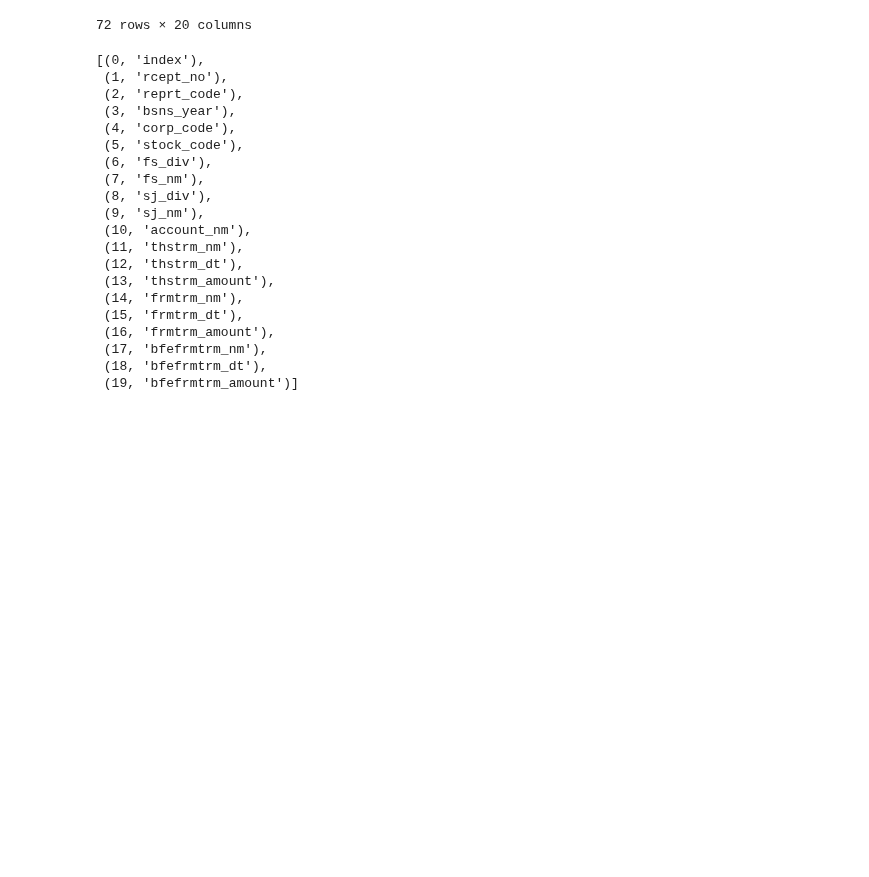
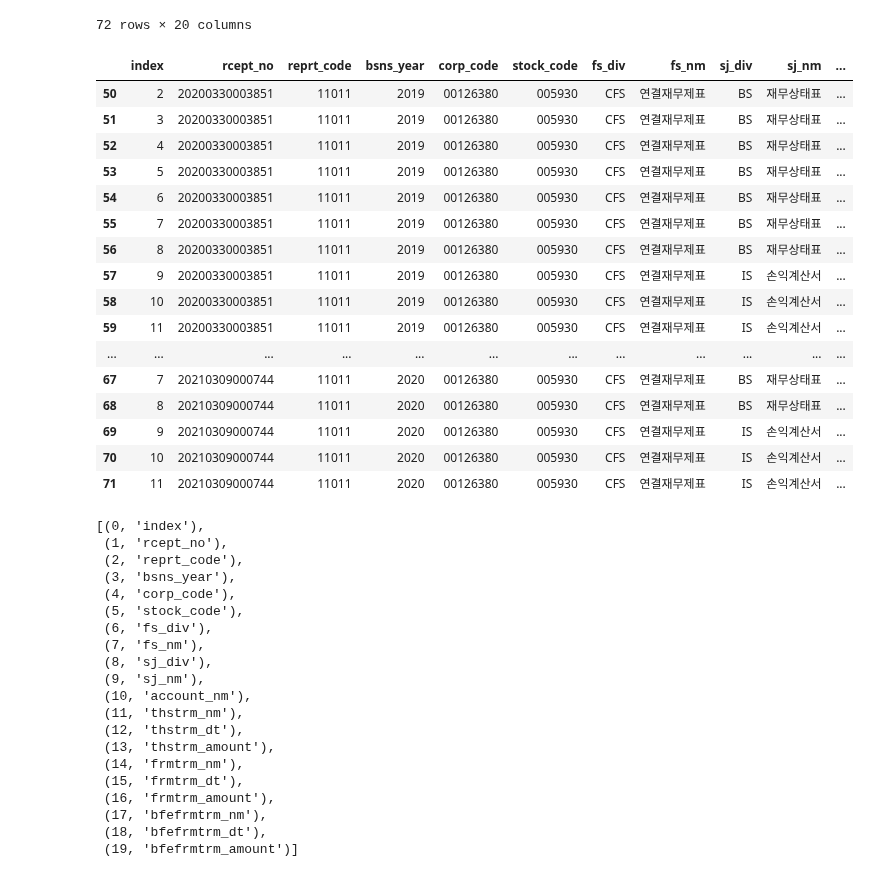
Before and after one commit to simonjisu/Text2SQL, a Jupyter notebook: Notebooks/SQLparser.ipynb, the cells around one changed output. Drawn from its saved outputs; the diff is of its cells as text; code cells hidden in the pictures; blank space fills up the shorter version.

```diff
--- a/Notebooks/SQLparser.ipynb
+++ b/Notebooks/SQLparser.ipynb
@@ -329,6 +376,26 @@ df_sample
 | 70 | 10 | 20210309000744 | 11011 | 2020 | 00126380 | 005930 | CFS | 연결재무제표 | IS | 손익계산서 | ... |
 | 71 | 11 | 20210309000744 | 11011 | 2020 | 00126380 | 005930 | CFS | 연결재무제표 | IS | 손익계산서 | ... |
 72 rows × 20 columns
+# %%
+df_sample.iloc[50:]
+# %% [output]
+|  | index | rcept_no | reprt_code | bsns_year | corp_code | stock_code | fs_div | fs_nm | sj_div | sj_nm | ... |
+| 50 | 2 | 20200330003851 | 11011 | 2019 | 00126380 | 005930 | CFS | 연결재무제표 | BS | 재무상태표 | ... |
+| 51 | 3 | 20200330003851 | 11011 | 2019 | 00126380 | 005930 | CFS | 연결재무제표 | BS | 재무상태표 | ... |
+| 52 | 4 | 20200330003851 | 11011 | 2019 | 00126380 | 005930 | CFS | 연결재무제표 | BS | 재무상태표 | ... |
+| 53 | 5 | 20200330003851 | 11011 | 2019 | 00126380 | 005930 | CFS | 연결재무제표 | BS | 재무상태표 | ... |
+| 54 | 6 | 20200330003851 | 11011 | 2019 | 00126380 | 005930 | CFS | 연결재무제표 | BS | 재무상태표 | ... |
+| 55 | 7 | 20200330003851 | 11011 | 2019 | 00126380 | 005930 | CFS | 연결재무제표 | BS | 재무상태표 | ... |
+| 56 | 8 | 20200330003851 | 11011 | 2019 | 00126380 | 005930 | CFS | 연결재무제표 | BS | 재무상태표 | ... |
+| 57 | 9 | 20200330003851 | 11011 | 2019 | 00126380 | 005930 | CFS | 연결재무제표 | IS | 손익계산서 | ... |
+| 58 | 10 | 20200330003851 | 11011 | 2019 | 00126380 | 005930 | CFS | 연결재무제표 | IS | 손익계산서 | ... |
+| 59 | 11 | 20200330003851 | 11011 | 2019 | 00126380 | 005930 | CFS | 연결재무제표 | IS | 손익계산서 | ... |
+| ... | ... | ... | ... | ... | ... | ... | ... | ... | ... | ... | ... |
+| 67 | 7 | 20210309000744 | 11011 | 2020 | 00126380 | 005930 | CFS | 연결재무제표 | BS | 재무상태표 | ... |
+| 68 | 8 | 20210309000744 | 11011 | 2020 | 00126380 | 005930 | CFS | 연결재무제표 | BS | 재무상태표 | ... |
+| 69 | 9 | 20210309000744 | 11011 | 2020 | 00126380 | 005930 | CFS | 연결재무제표 | IS | 손익계산서 | ... |
+| 70 | 10 | 20210309000744 | 11011 | 2020 | 00126380 | 005930 | CFS | 연결재무제표 | IS | 손익계산서 | ... |
+| 71 | 11 | 20210309000744 | 11011 | 2020 | 00126380 | 005930 | CFS | 연결재무제표 | IS | 손익계산서 | ... |
 # %%
 list(enumerate(df_sample.columns))
 # %% [output]
```
Also changed, not shown: parts of 8 cells of this notebook, 2 other files.
